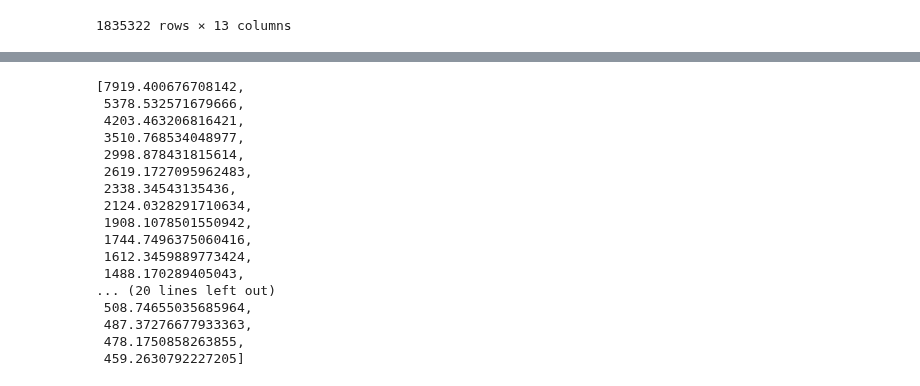
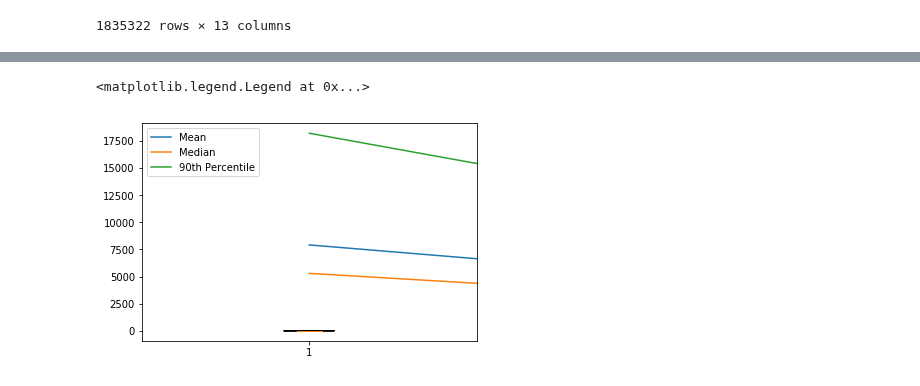
Before and after one commit to NourhanKhaled/DataScience-Project, a Jupyter notebook: Milestone1/Milestone_1.ipynb, the cells around one changed output, grey strips where cells are left out. Cells and saved outputs as stored; diff of their text form; code cells hidden in the pictures.

Commit message:
boxplot in progress

```diff
--- a/Milestone1/Milestone_1.ipynb
+++ b/Milestone1/Milestone_1.ipynb
@@ -138,12 +119,12 @@ def median_basin(basin, index, table):
 def percentile(basin, index, table):
     group = table[(table['BasinName'] == basin) & (table['index'] == index)]
     return group["Liquid"].quantile(.9)
+
+def liquid(basin, index, table):
+    group = table[(table['BasinName'] == basin) & (table['index'] == index)]
+    return group['Liquid']
 # %%
 indices = np.arange(36) + 1
-y = [mean_basin("ANADARKO BASIN", x, indexed_wells_4basins) for x in indices]
-plt.plot(indices, y, label="Mean")
-y = [median_basin("ANADARKO BASIN", x, indexed_wells_4basins) for x in indices]
-plt.plot(indices, y, label="Median")
-y = [percentile("ANADARKO BASIN", x, indexed_wells_4basins) for x in indices]
-plt.plot(indices, y, label="90th Percentile")
-plt.legend()
+mean = [mean_basin("ANADARKO BASIN", x, indexed_wells_4basins) for x in indices]
+median = [median_basin("ANADARKO BASIN", x, indexed_wells_4basins) for x in indices]
+perct = [percentile("ANADARKO BASIN", x, indexed_wells_4basins) for x in indices]
@@ -153,22 +131,11 @@ plt.legend()
-# %%
-y
-# %% [output]
-[7919.400676708142,
- 5378.532571679666,
- 4203.463206816421,
- 3510.768534048977,
- 2998.878431815614,
- 2619.1727095962483,
- 2338.34543135436,
- 2124.0328291710634,
- 1908.1078501550942,
- 1744.7496375060416,
- 1612.3459889773424,
- 1488.170289405043,
-... (20 lines left out)
- 508.74655035685964,
- 487.37276677933363,
- 478.1750858263855,
- 459.2630792227205]
+# %%
+plt.plot(indices, mean, label="Mean")
+plt.plot(indices, median, label="Median")
+plt.plot(indices, perct, label="90th Percentile")
+plt.boxplot(indices, liquid)
+plt.legend()
+# %% [output]
+<matplotlib.legend.Legend at 0x...>
+[figure, added]
 # %%
 #TODO: imma complete the previous parts and let you know if I get stuck
```
Also changed, not shown: parts of 4 cells of this notebook.
